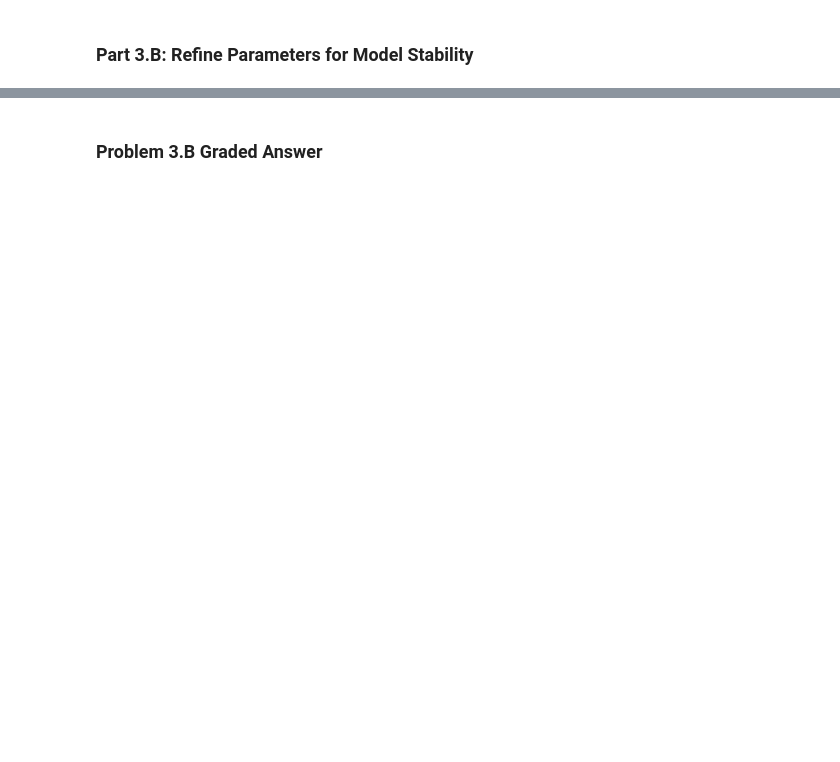
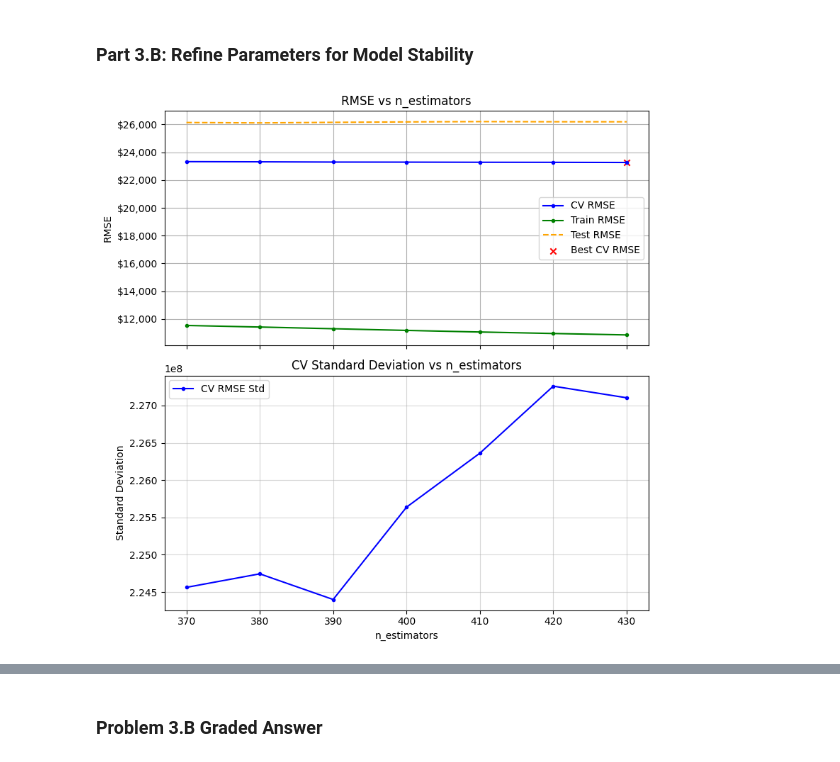
Before and after one commit to LionelCCC/Module-3-Assignments, a Jupyter notebook: Homework_07.ipynb, the cells around one changed output, grey strips where cells are left out. Drawn from its saved outputs; the diff is of its cells as text; code cells hidden in the pictures; blank space fills up the shorter version.

```diff
--- a/Homework_07.ipynb
+++ b/Homework_07.ipynb
@@ -1005,0 +1090,85 @@ print(f'a3a = ${a3a:,.2f}')              # Do not change this line, and DO NOT p
+# %%
+# Your code here -- Add as many code cells as necessary
+
+
+Parameters_GB = {
+    'learning_rate': 0.1,
+    'n_estimators': 400,
+    'max_depth': 3,
+    'max_features': 'sqrt',
+    'random_state': 42,
+    'MSE_found': 542266369.7401481
+}
+
+Refined_Parameters_GB = Parameters_GB.copy()
+
+# 1. Refine n_estimators (±30 range, step 10)
+n_estimators_range = list(range(370, 440, 10))  # [370, 380, 390, 400, 410, 420, 430]
+Refined_Parameters_GB = sweep_parameter(
+    model=GradientBoostingRegressor,
+    Parameters=Refined_Parameters_GB,
+    param='n_estimators',
+    parameter_list=n_estimators_range,
+    X_train=X_train,
+    y_train=y_train,
+    X_test=X_test,
+    y_test=y_test,
+    verbose=True,
+    show_rmse=True
+)
+
+# 2. Refine learning_rate (±0.04 range, step 0.02)
+learning_rate_range = np.round(np.arange(0.06, 0.15, 0.02), 2)  # [0.06, 0.08, 0.1, 0.12, 0.14]
+Refined_Parameters_GB = sweep_parameter(
+    model=GradientBoostingRegressor,
+    Parameters=Refined_Parameters_GB,
+    param='learning_rate',
+    parameter_list=learning_rate_range,
+    X_train=X_train,
+    y_train=y_train,
+    X_test=X_test,
+    y_test=y_test,
+    verbose=True,
+    show_rmse=True
+)
+
+# 3. Refine max_depth (±2 range, step 1)
+max_depth_range = list(range(1, 6))  # [1, 2, 3, 4, 5]
+Refined_Parameters_GB = sweep_parameter(
+    model=GradientBoostingRegressor,
+    Parameters=Refined_Parameters_GB,
+    param='max_depth',
+    parameter_list=max_depth_range,
+    X_train=X_train,
+    y_train=y_train,
+    X_test=X_test,
+    y_test=y_test,
+    verbose=True,
+    show_rmse=True
+)
+
+# 4. Refine max_features (test around 'sqrt')
+max_features_range = ['sqrt', 0.5, 0.7, 1.0]  # Include sqrt and numeric options
+Refined_Parameters_GB = sweep_parameter(
+    model=GradientBoostingRegressor,
+    Parameters=Refined_Parameters_GB,
+    param='max_features',
+    parameter_list=max_features_range,
+    X_train=X_train,
+    y_train=y_train,
+    X_test=X_test,
+    y_test=y_test,
+    verbose=True,
+    show_rmse=True
+)
+
+# Report results
+final_mse = Refined_Parameters_GB['MSE_found']
+final_rmse = np.sqrt(final_mse)
+print("\nBest Parameters from Part 3.B:")
+for key, value in Refined_Parameters_GB.items():
+    print(f"{key}: {value}")
+print(f"Best MSE: {final_mse:.4f}")
+print(f"Best RMSE: ${final_rmse:,.2f}")
+# %% [output]
+[figure, added]
```
Also changed, not shown: parts of 10 cells of this notebook.
